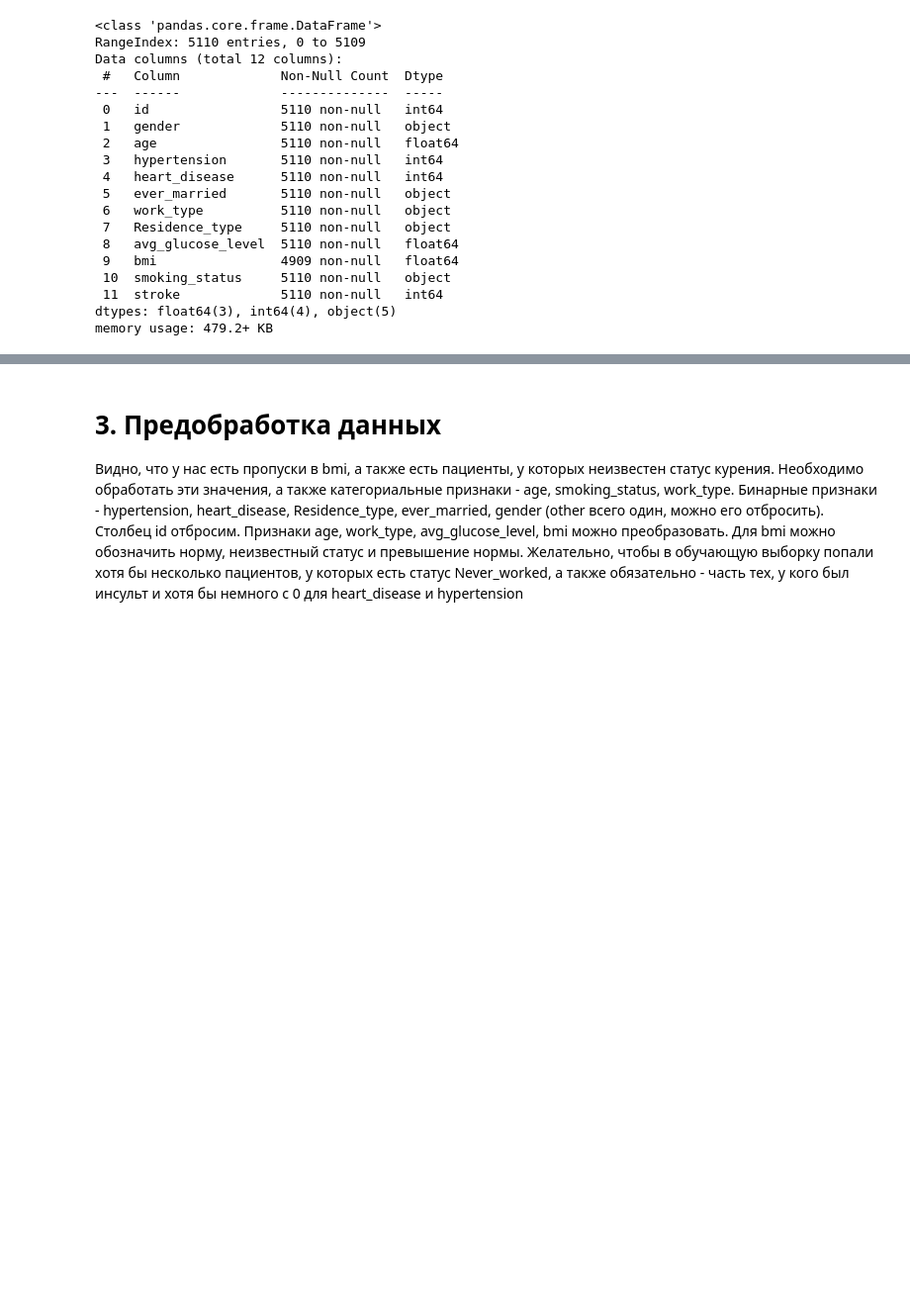
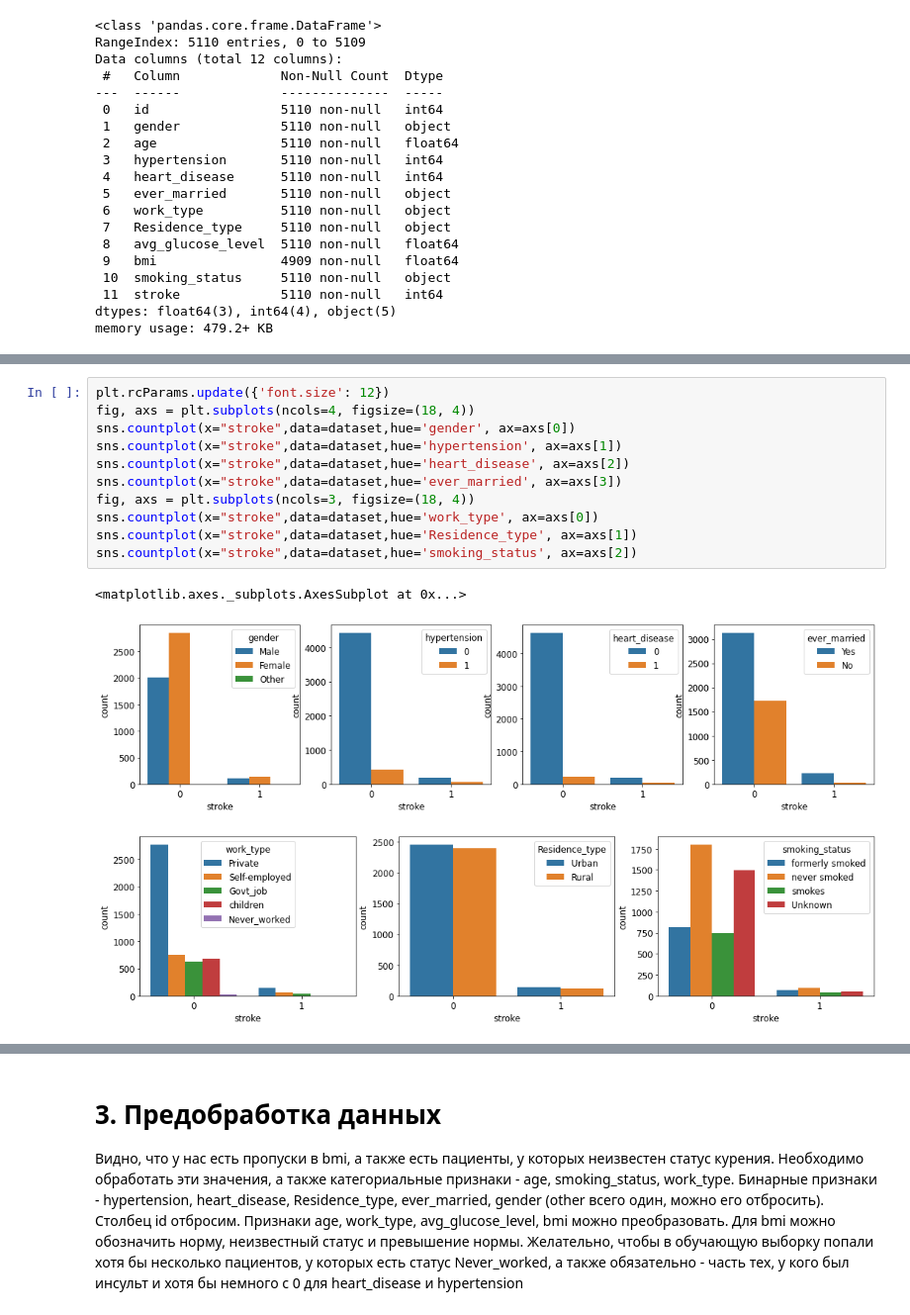
Before and after one commit to Loinen/ml_labs, a Jupyter notebook: ml_stroke_prediction.ipynb, the cells around one changed output, grey strips where cells are left out. Shown: that part at 99% size. Drawn from its saved outputs; the diff is of its cells as text; blank space fills up the shorter version.

```diff
--- a/ml_stroke_prediction.ipynb
+++ b/ml_stroke_prediction.ipynb
@@ -123,0 +170,15 @@ Name: bmi, dtype: float64
+# %%
+plt.rcParams.update({'font.size': 12})
+fig, axs = plt.subplots(ncols=4, figsize=(18, 4))
+sns.countplot(x="stroke",data=dataset,hue='gender', ax=axs[0])
+sns.countplot(x="stroke",data=dataset,hue='hypertension', ax=axs[1])
+sns.countplot(x="stroke",data=dataset,hue='heart_disease', ax=axs[2])
+sns.countplot(x="stroke",data=dataset,hue='ever_married', ax=axs[3])
+fig, axs = plt.subplots(ncols=3, figsize=(18, 4))
+sns.countplot(x="stroke",data=dataset,hue='work_type', ax=axs[0])
+sns.countplot(x="stroke",data=dataset,hue='Residence_type', ax=axs[1])
+sns.countplot(x="stroke",data=dataset,hue='smoking_status', ax=axs[2])
+# %% [output]
+<matplotlib.axes._subplots.AxesSubplot at 0x...>
+[figure, added]
+[figure, added]
```
Also changed, not shown: parts of 28 cells of this notebook.
